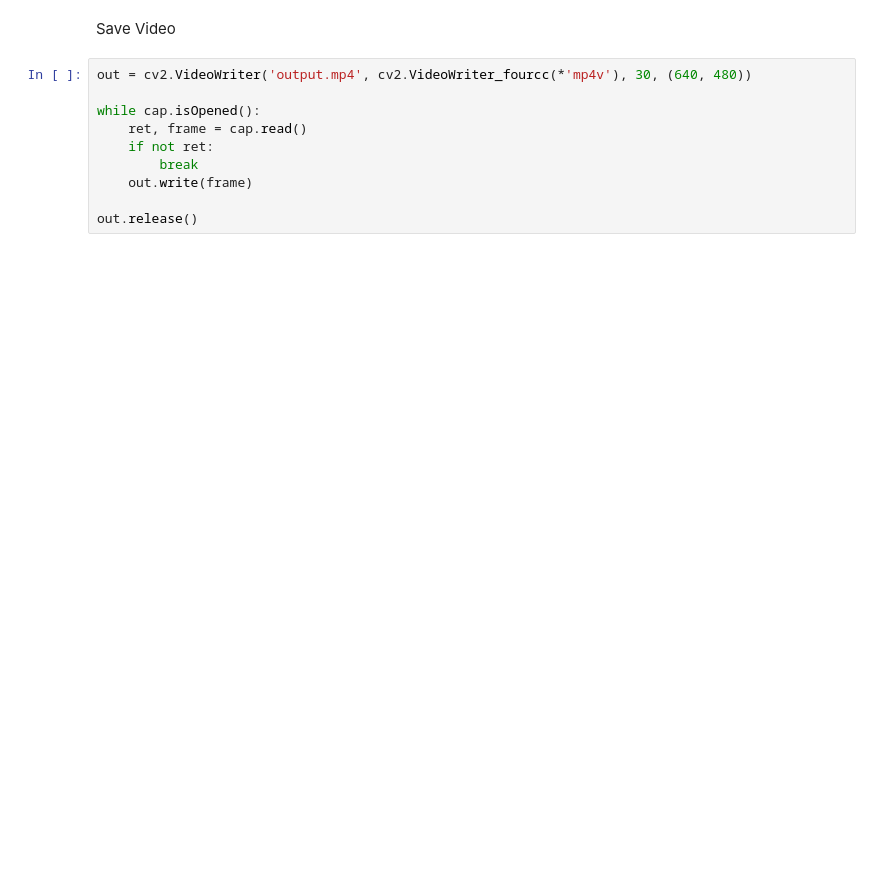
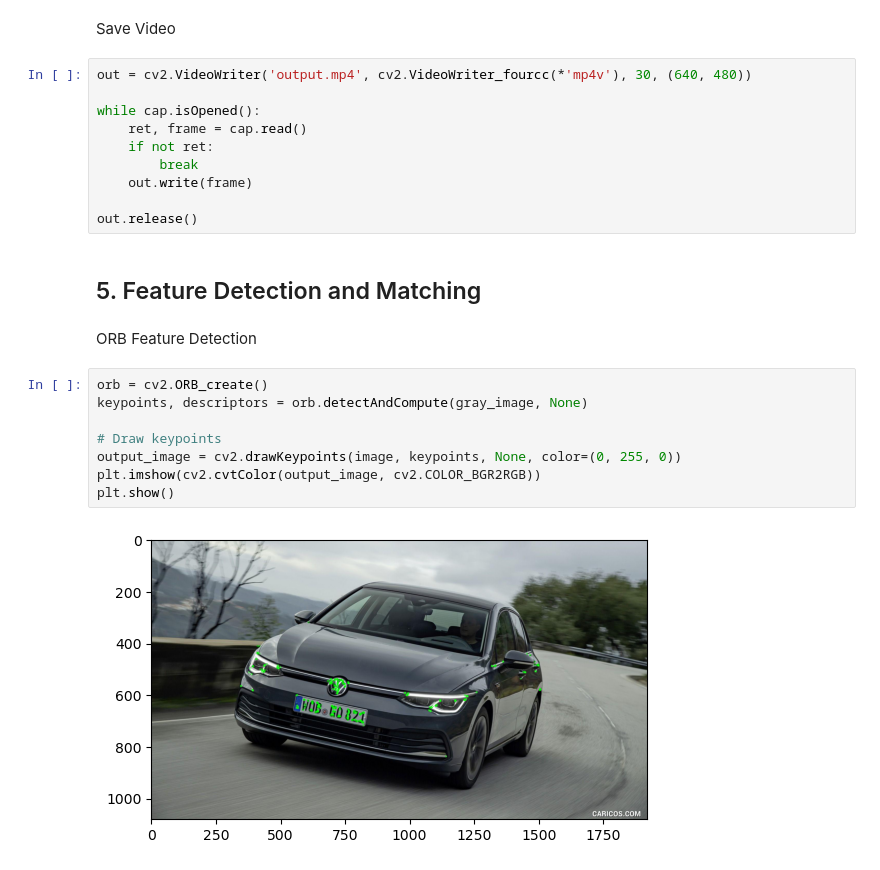
Before and after one commit to ayoubnajjout/openCV_101, a Jupyter notebook: opencv.ipynb, the cells around one changed output. Drawn from its saved outputs; the diff is of its cells as text; blank space fills up the shorter version.

```diff
--- a/opencv.ipynb
+++ b/opencv.ipynb
@@ -130,3 +129,17 @@ while cap.isOpened():
     out.write(frame)
 
 out.release()
+# %% [markdown]
+## 5. Feature Detection and Matching <a name="feature-detection-and-matching"></a>
+# %% [markdown]
+ORB Feature Detection
+# %%
+orb = cv2.ORB_create()
+keypoints, descriptors = orb.detectAndCompute(gray_image, None)
+
+# Draw keypoints
+output_image = cv2.drawKeypoints(image, keypoints, None, color=(0, 255, 0))
+plt.imshow(cv2.cvtColor(output_image, cv2.COLOR_BGR2RGB))
+plt.show()
+# %% [output]
+[figure, added]
```
Also changed, not shown: parts of 14 cells of this notebook.
